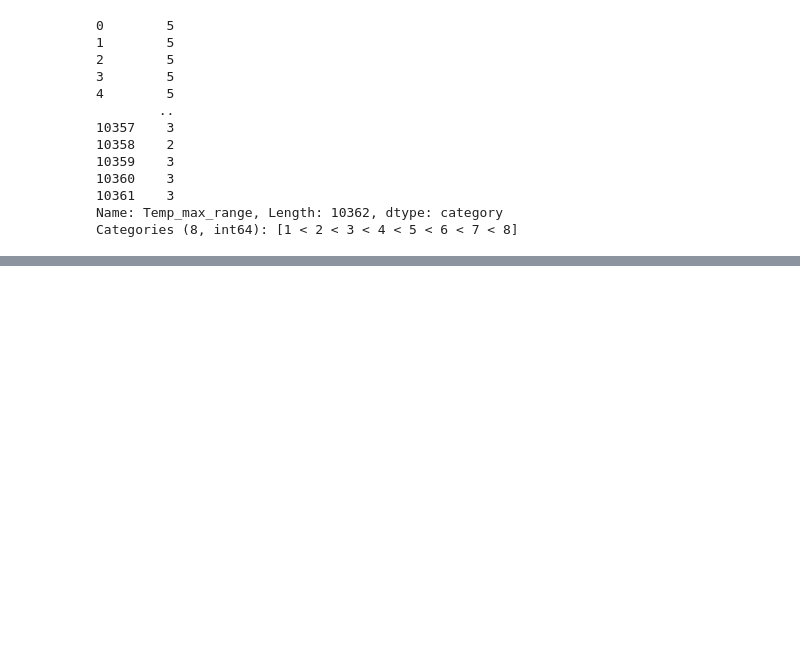
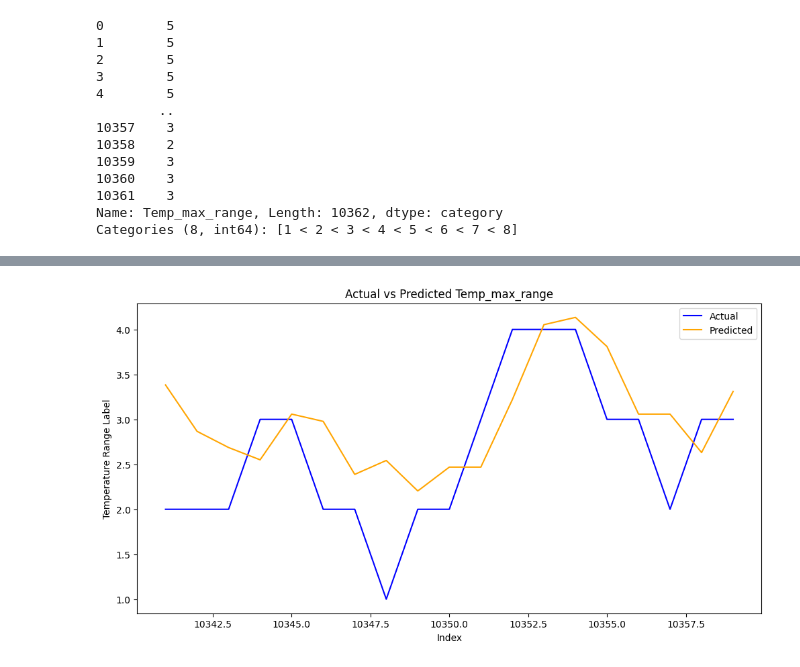
Before and after one commit to Grid-Resilience-Wentworth-Collaboration/time-series-tutorials-2025, a Jupyter notebook: feature_engineering.ipynb, the cells around one changed output, grey strips where cells are left out. Drawn from its saved outputs; the diff is of its cells as text; code cells hidden in the pictures; blank space fills up the shorter version.

```diff
--- a/feature_engineering.ipynb
+++ b/feature_engineering.ipynb
@@ -72,0 +141,9 @@ Categories (8, int64): [1 < 2 < 3 < 4 < 5 < 6 < 7 < 8]
+# %%
+core_weather["target"] = core_weather["Temp_max_range"].shift(-1)
+
+# Drop rows with NaN in target
+core_weather = core_weather.dropna(subset=["target"])
+
+# Define predictors and target
+predictors = ["Temp_max_range", "Temp_min_range", "Rain_range"]  # or add more features
+target = "target"
@@ -72,0 +156,16 @@ Categories (8, int64): [1 < 2 < 3 < 4 < 5 < 6 < 7 < 8]
+# %%
+train = core_weather.loc[:10340]   # rows 0 to 9000
+test = core_weather.loc[10341:]    # rows from 9000 onwards
+
+# Train the Ridge regression model
+reg = Ridge(alpha=0.1)
+reg.fit(train[predictors], train[target])
+
+# Predict on test set
+predictions = reg.predict(test[predictors])
+
+# Add predictions to test set for comparison
+test["predicted_range"] = predictions
+
+# Optionally: round predictions to nearest bin label
+test["predicted_range_rounded"] = test["predicted_range"]
@@ -72,0 +183,17 @@ Categories (8, int64): [1 < 2 < 3 < 4 < 5 < 6 < 7 < 8]
+# %%
+plt.figure(figsize=(12, 6))
+
+# Plot actual Temp_max_range
+plt.plot(test.index, test["target"], label="Actual", color="blue")
+
+# Plot predicted Temp_max_range (rounded)
+plt.plot(test.index, test["predicted_range_rounded"], label="Predicted", color="orange")
+
+plt.title("Actual vs Predicted Temp_max_range")
+plt.xlabel("Index")
+plt.ylabel("Temperature Range Label")
+plt.legend()
+plt.tight_layout()
+plt.show()
+# %% [output]
+[figure, added]
```
Also changed, not shown: parts of 4 cells of this notebook.
